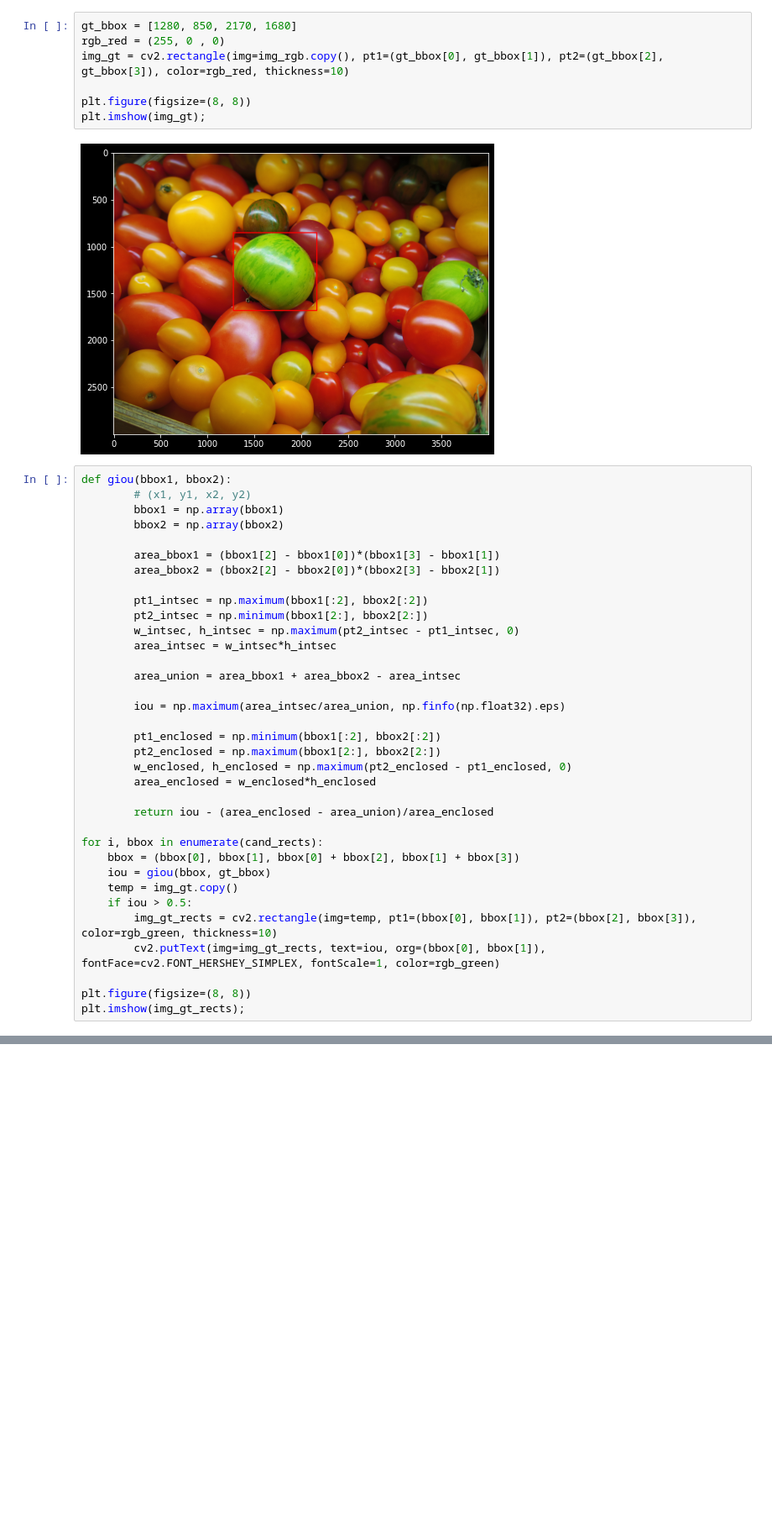
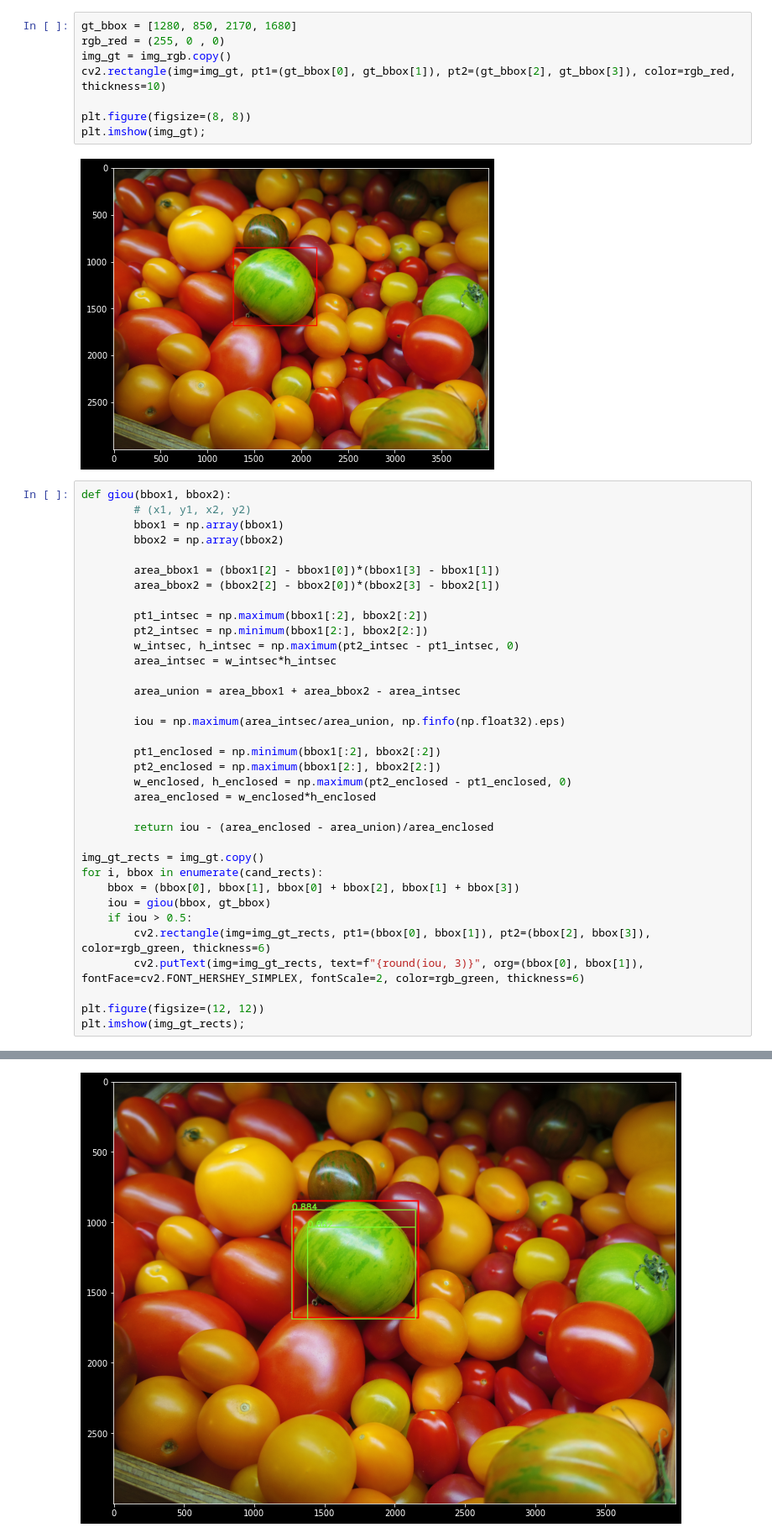
Before and after one commit to KimRass/warehouse, a Jupyter notebook: Data Science/Machine Learning/Computer Vision/Selective Search.ipynb, the cells around one changed output, grey strips where cells are left out. Shown at 84% size. Drawn from its saved outputs; the diff is of its cells as text; blank space fills up the shorter version.

```diff
--- a/Data Science/Machine Learning/Computer Vision/Selective Search.ipynb
+++ b/Data Science/Machine Learning/Computer Vision/Selective Search.ipynb
@@ -77,7 +77,8 @@ plt.imshow(temp);
 # %%
 gt_bbox = [1280, 850, 2170, 1680]
 rgb_red = (255, 0 , 0)
-img_gt = cv2.rectangle(img=img_rgb.copy(), pt1=(gt_bbox[0], gt_bbox[1]), pt2=(gt_bbox[2], gt_bbox[3]), color=rgb_red, thickness=10)
+img_gt = img_rgb.copy()
+cv2.rectangle(img=img_gt, pt1=(gt_bbox[0], gt_bbox[1]), pt2=(gt_bbox[2], gt_bbox[3]), color=rgb_red, thickness=10)
 
 plt.figure(figsize=(8, 8))
 plt.imshow(img_gt);
@@ -108,14 +109,14 @@ def giou(bbox1, bbox2):
 
 		return iou - (area_enclosed - area_union)/area_enclosed
 
+img_gt_rects = img_gt.copy()
 for i, bbox in enumerate(cand_rects):
     bbox = (bbox[0], bbox[1], bbox[0] + bbox[2], bbox[1] + bbox[3])
     iou = giou(bbox, gt_bbox)
-    temp = img_gt.copy()
     if iou > 0.5:
-        img_gt_rects = cv2.rectangle(img=temp, pt1=(bbox[0], bbox[1]), pt2=(bbox[2], bbox[3]), color=rgb_green, thickness=10)
-        cv2.putText(img=img_gt_rects, text=iou, org=(bbox[0], bbox[1]), fontFace=cv2.FONT_HERSHEY_SIMPLEX, fontScale=1, color=rgb_green)
+        cv2.rectangle(img=img_gt_rects, pt1=(bbox[0], bbox[1]), pt2=(bbox[2], bbox[3]), color=rgb_green, thickness=6)
+        cv2.putText(img=img_gt_rects, text=f"{round(iou, 3)}", org=(bbox[0], bbox[1]), fontFace=cv2.FONT_HERSHEY_SIMPLEX, fontScale=2, color=rgb_green, thickness=6)
 
-plt.figure(figsize=(8, 8))
+plt.figure(figsize=(12, 12))
 plt.imshow(img_gt_rects);
 # %% [output]
@@ -122,0 +123 @@ SystemError: ignored
+[figure, added]
```
Also changed, not shown: parts of 3 cells of this notebook.
